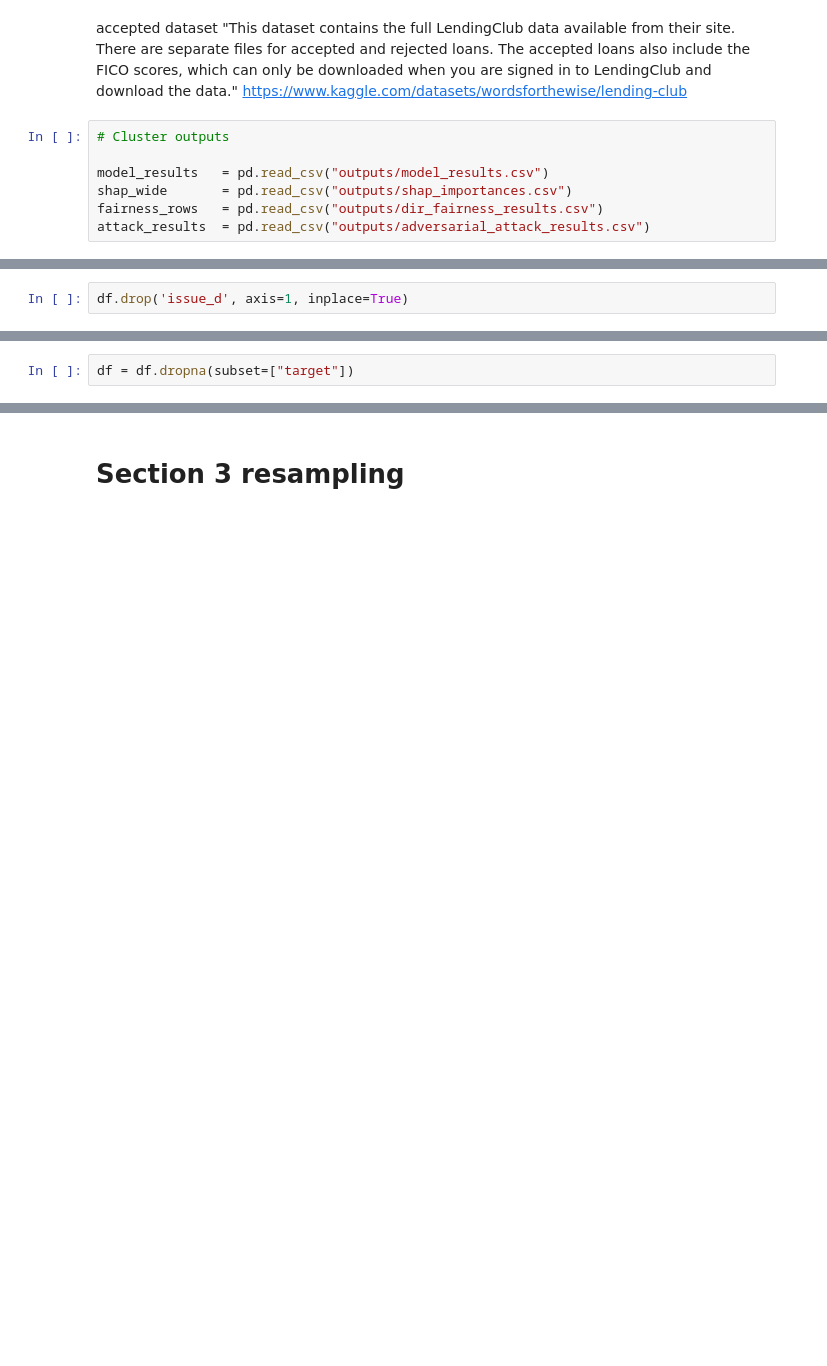
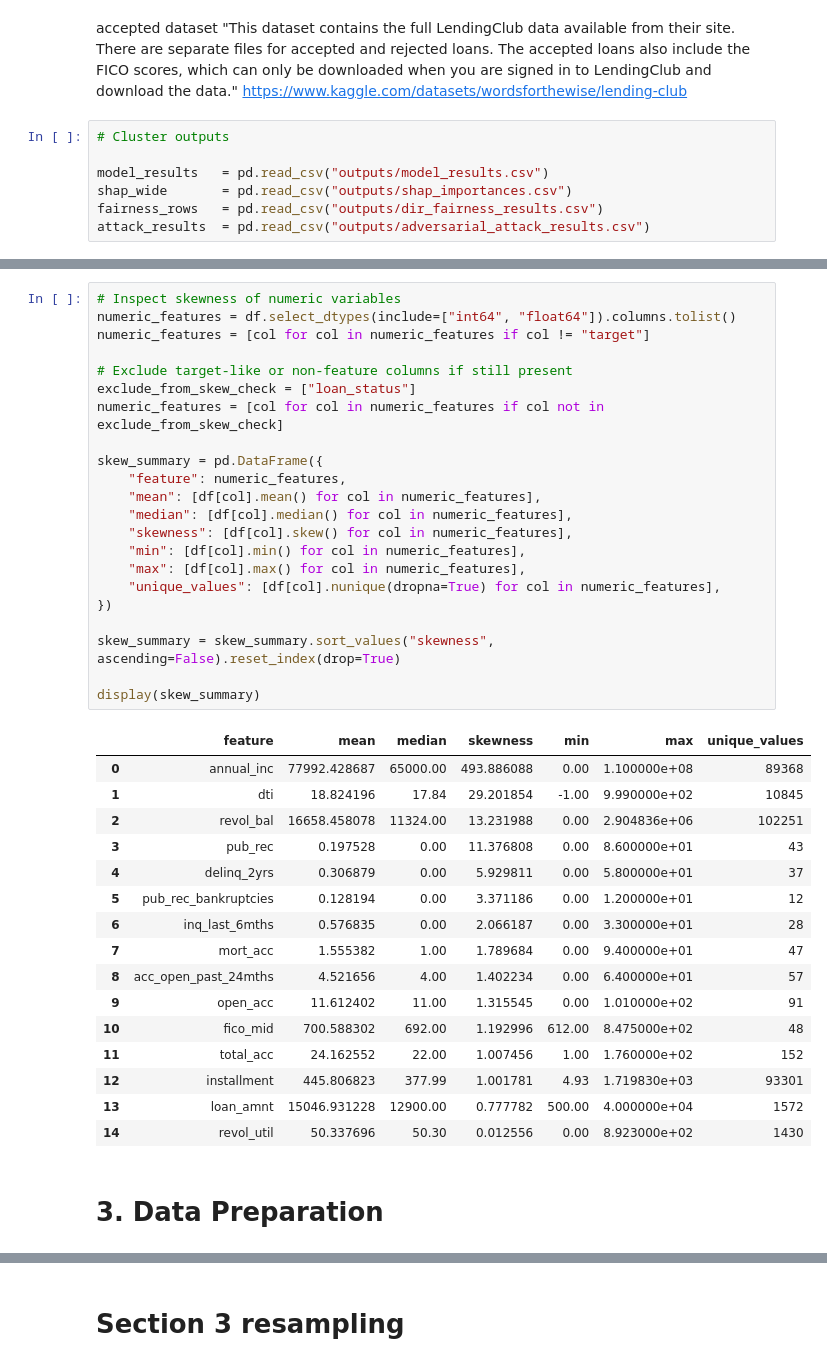
Before and after one commit to TimAngevare/Adversarial-Attacks-on-Class-Imbalanced-Lending-Default-Models, a Jupyter notebook: Notebook_Final_V1.ipynb, the cells around one changed output, grey strips where cells are left out. Drawn from its saved outputs; the diff is of its cells as text; blank space fills up the shorter version.

```diff
--- a/Notebook_Final_V1.ipynb
+++ b/Notebook_Final_V1.ipynb
@@ -915,2 +228,0 @@ We need to drop issue date since it is data leakage as the model would no know i
-# %%
-df.drop('issue_d', axis=1, inplace=True)
@@ -985,2 +228,0 @@ dtype: int64
-# %%
-df = df.dropna(subset=["target"])
@@ -1059,0 +685,41 @@ Bias statistics (Kolmogorov-Smirnov test):
+# %%
+# Inspect skewness of numeric variables
+numeric_features = df.select_dtypes(include=["int64", "float64"]).columns.tolist()
+numeric_features = [col for col in numeric_features if col != "target"]
+
+# Exclude target-like or non-feature columns if still present
+exclude_from_skew_check = ["loan_status"]
+numeric_features = [col for col in numeric_features if col not in exclude_from_skew_check]
+
+skew_summary = pd.DataFrame({
+    "feature": numeric_features,
+    "mean": [df[col].mean() for col in numeric_features],
+    "median": [df[col].median() for col in numeric_features],
+    "skewness": [df[col].skew() for col in numeric_features],
+    "min": [df[col].min() for col in numeric_features],
+    "max": [df[col].max() for col in numeric_features],
+    "unique_values": [df[col].nunique(dropna=True) for col in numeric_features],
+})
+
+skew_summary = skew_summary.sort_values("skewness", ascending=False).reset_index(drop=True)
+
+display(skew_summary)
+# %% [output]
+|  | feature | mean | median | skewness | min | max | unique_values |
+| 0 | annual_inc | 77992.428687 | 65000.00 | 493.886088 | 0.00 | 1.100000e+08 | 89368 |
+| 1 | dti | 18.824196 | 17.84 | 29.201854 | -1.00 | 9.990000e+02 | 10845 |
+| 2 | revol_bal | 16658.458078 | 11324.00 | 13.231988 | 0.00 | 2.904836e+06 | 102251 |
+| 3 | pub_rec | 0.197528 | 0.00 | 11.376808 | 0.00 | 8.600000e+01 | 43 |
+| 4 | delinq_2yrs | 0.306879 | 0.00 | 5.929811 | 0.00 | 5.800000e+01 | 37 |
+| 5 | pub_rec_bankruptcies | 0.128194 | 0.00 | 3.371186 | 0.00 | 1.200000e+01 | 12 |
+| 6 | inq_last_6mths | 0.576835 | 0.00 | 2.066187 | 0.00 | 3.300000e+01 | 28 |
+| 7 | mort_acc | 1.555382 | 1.00 | 1.789684 | 0.00 | 9.400000e+01 | 47 |
+| 8 | acc_open_past_24mths | 4.521656 | 4.00 | 1.402234 | 0.00 | 6.400000e+01 | 57 |
+| 9 | open_acc | 11.612402 | 11.00 | 1.315545 | 0.00 | 1.010000e+02 | 91 |
+| 10 | fico_mid | 700.588302 | 692.00 | 1.192996 | 612.00 | 8.475000e+02 | 48 |
+| 11 | total_acc | 24.162552 | 22.00 | 1.007456 | 1.00 | 1.760000e+02 | 152 |
+| 12 | installment | 445.806823 | 377.99 | 1.001781 | 4.93 | 1.719830e+03 | 93301 |
+| 13 | loan_amnt | 15046.931228 | 12900.00 | 0.777782 | 500.00 | 4.000000e+04 | 1572 |
+| 14 | revol_util | 50.337696 | 50.30 | 0.012556 | 0.00 | 8.923000e+02 | 1430 |
+# %% [markdown]
+# 3. Data Preparation
```
Also changed, not shown: parts of 152 cells of this notebook.
